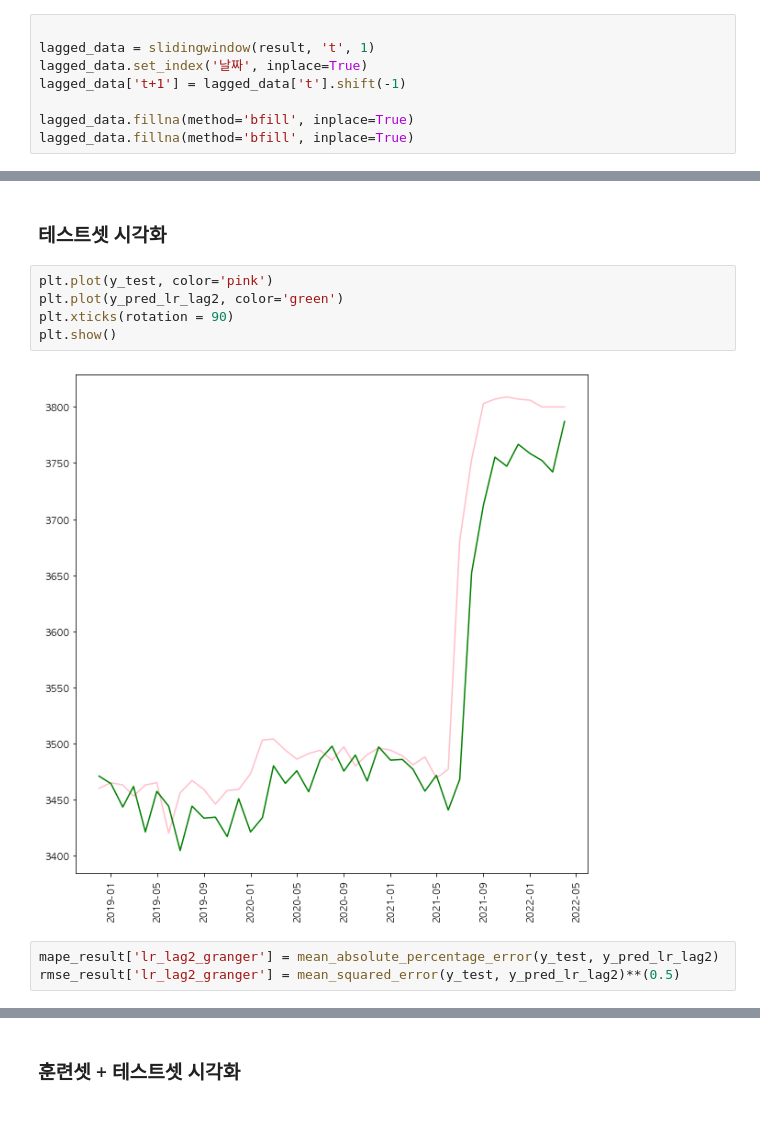
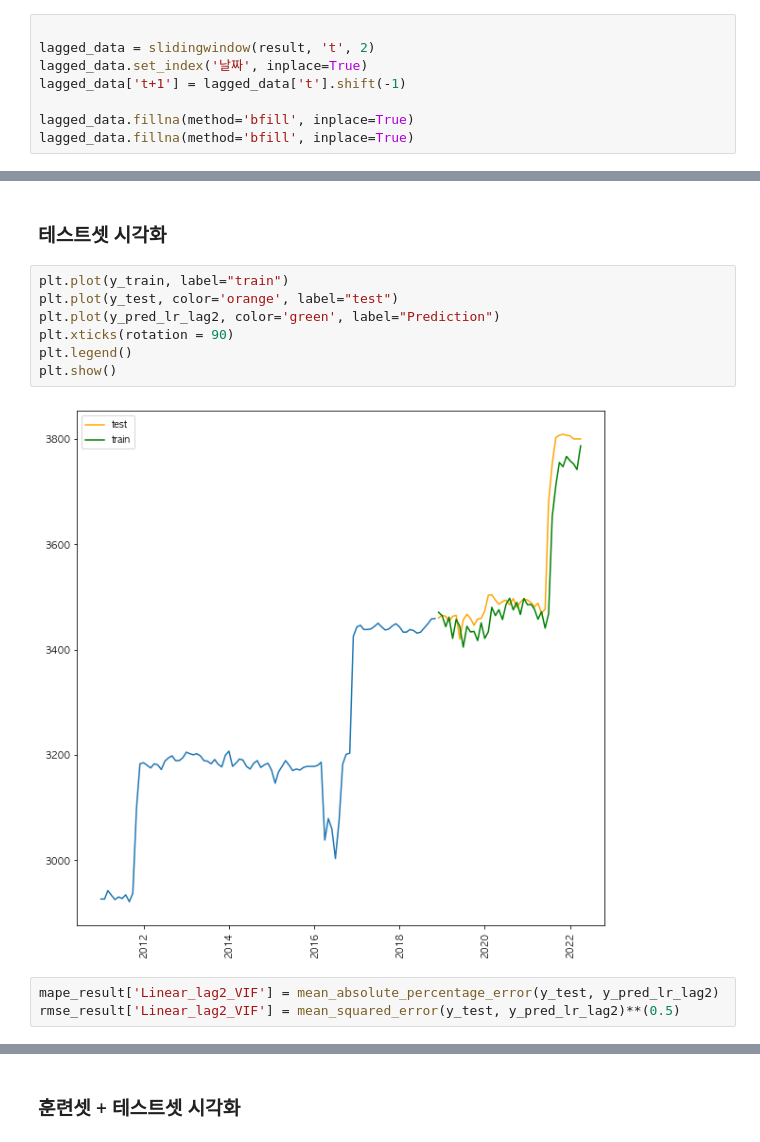
Before and after one commit to yongjunism/BobBit, a Jupyter notebook: modeling/ramyun/modeling.ipynb, the cells around one changed output, grey strips where cells are left out. Drawn from its saved outputs; the diff is of its cells as text.

```diff
--- a/modeling/ramyun/modeling.ipynb
+++ b/modeling/ramyun/modeling.ipynb
@@ -503,7 +511,7 @@ mape_result
 #### 다른 피쳐들도..
 # %%
 
-lagged_data = slidingwindow(result, 't', 1)
+lagged_data = slidingwindow(result, 't', 2)
 lagged_data.set_index('날짜', inplace=True)
 lagged_data['t+1'] = lagged_data['t'].shift(-1)
 
@@ -1292,15 +1321,17 @@ y_test.index = result['날짜'][int(len(x)*(70/100)):]
 # %% [markdown]
 ### 테스트셋 시각화
 # %%
-plt.plot(y_test, color='pink')
-plt.plot(y_pred_lr_lag2, color='green')
+plt.plot(y_train, label="train")
+plt.plot(y_test, color='orange', label="test")
+plt.plot(y_pred_lr_lag2, color='green', label="Prediction")
 plt.xticks(rotation = 90)
+plt.legend()
 plt.show()
 # %% [output]
-[figure, old version]
+[figure, new version]
 # %%
-mape_result['lr_lag2_granger'] = mean_absolute_percentage_error(y_test, y_pred_lr_lag2)
-rmse_result['lr_lag2_granger'] = mean_squared_error(y_test, y_pred_lr_lag2)**(0.5)
+mape_result['Linear_lag2_VIF'] = mean_absolute_percentage_error(y_test, y_pred_lr_lag2)
+rmse_result['Linear_lag2_VIF'] = mean_squared_error(y_test, y_pred_lr_lag2)**(0.5)
 # %%
 print("MAPE : ", mape_result)
 print("RMSE : ", rmse_result)
```
Also changed, not shown: parts of 53 cells of this notebook, 9 other files.
